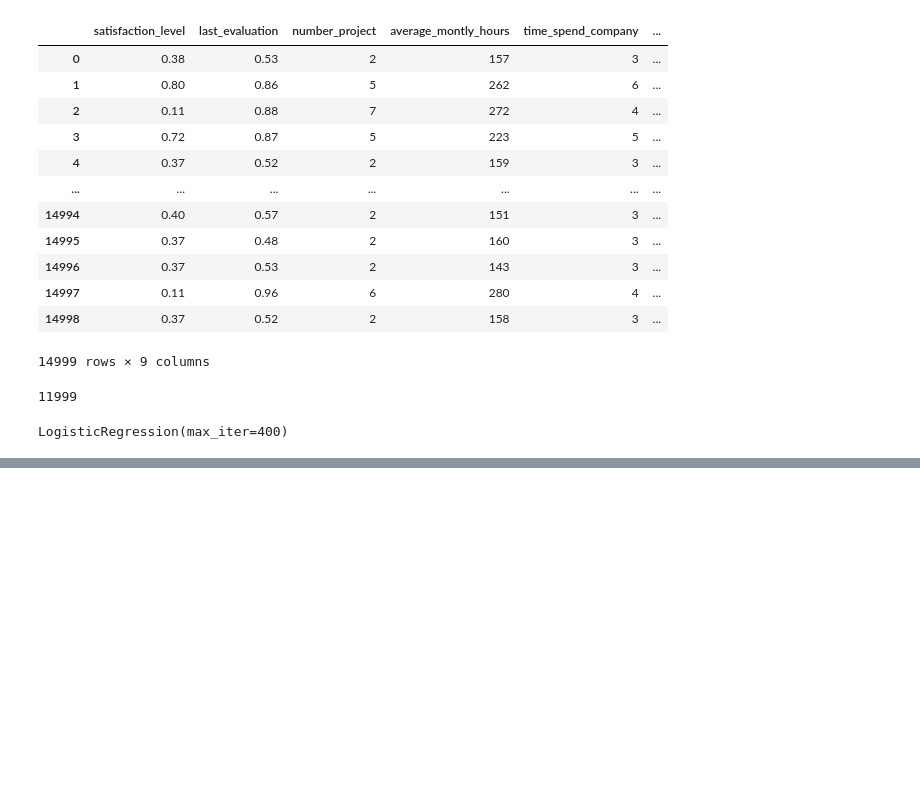
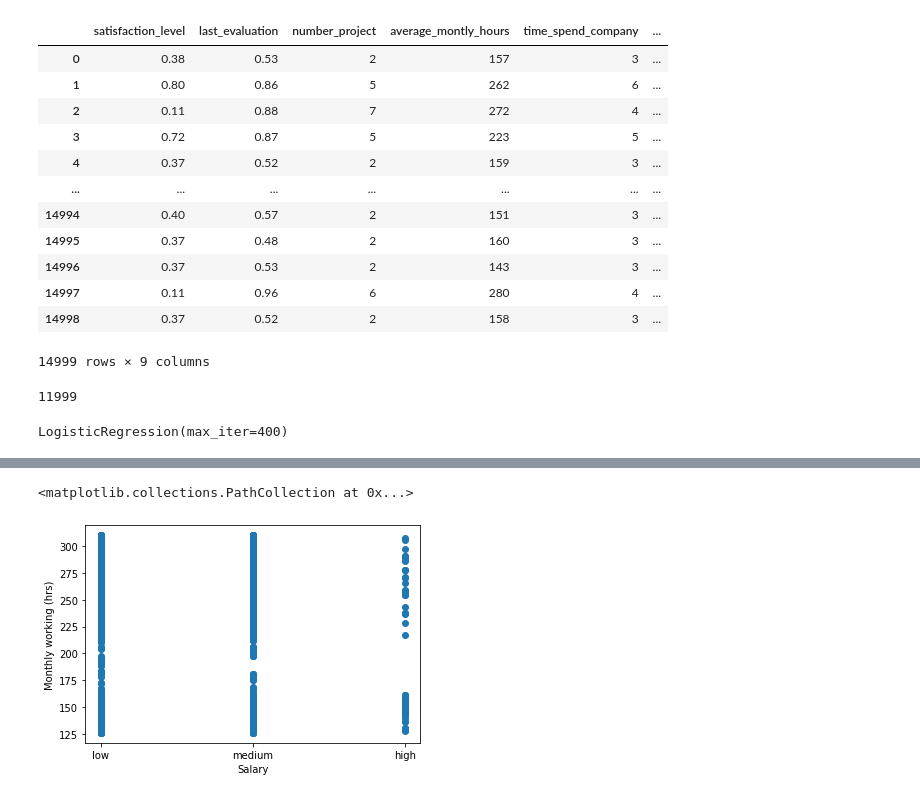
Before and after one commit to ISHAN-2001/ML_Test, a Jupyter notebook: Logistic_Regression/employee.ipynb, the cells around one changed output, grey strips where cells are left out. Drawn from its saved outputs; the diff is of its cells as text; code cells hidden in the pictures; blank space fills up the shorter version.

```diff
--- a/Logistic_Regression/employee.ipynb
+++ b/Logistic_Regression/employee.ipynb
@@ -130,0 +155,4 @@ array([1, 0, 0, ..., 0, 0, 0], dtype=int64)
+# %%
+left_df = df[df.left==0]
+notleft_df = df[df.left==1]
+left_df
@@ -130,0 +173,7 @@ array([1, 0, 0, ..., 0, 0, 0], dtype=int64)
+# %%
+plt.xlabel('Salary')
+plt.ylabel("Monthly working (hrs)")
+plt.scatter(notleft_df['salary'],notleft_df['average_montly_hours'])
+# %% [output]
+<matplotlib.collections.PathCollection at 0x...>
+[figure, added]
```
Also changed, not shown: parts of 6 cells of this notebook, 1 other file.
